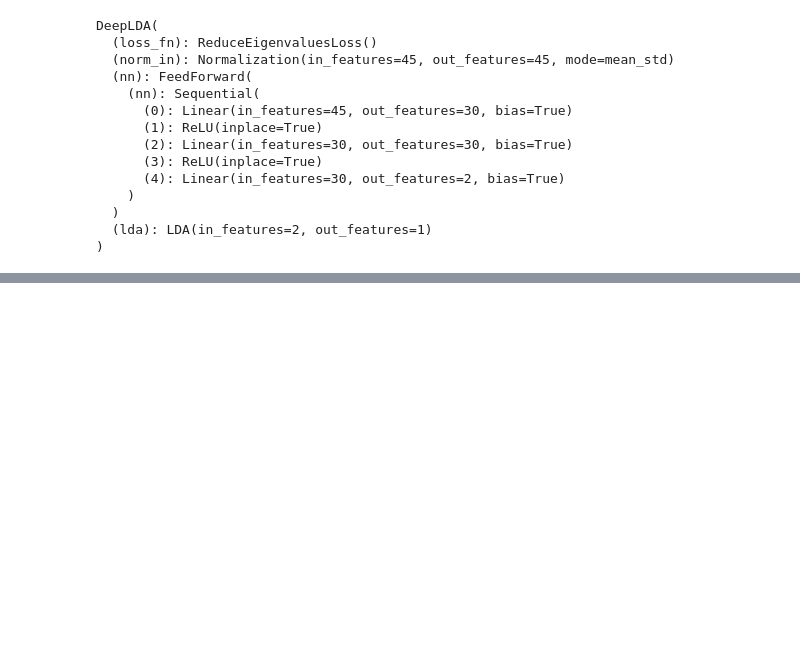
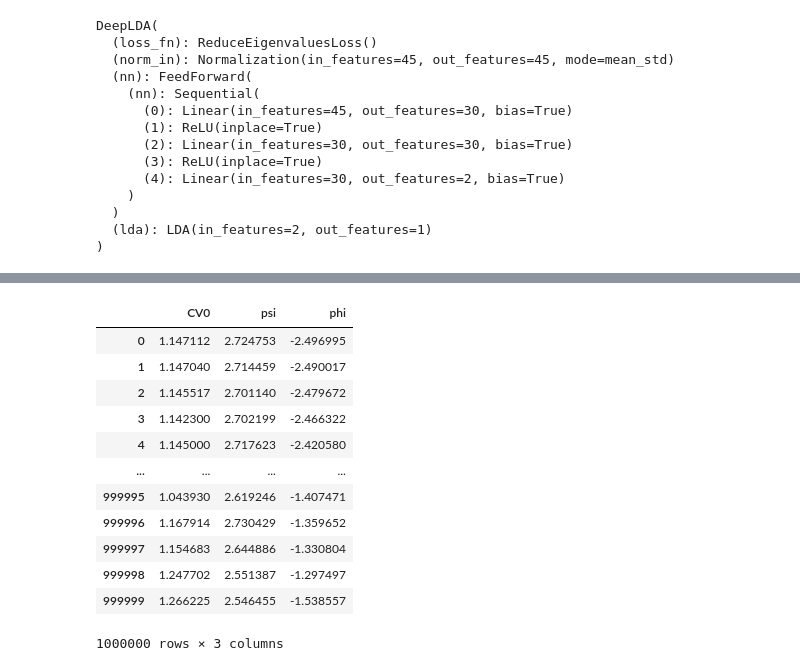
Before and after one commit to seonghyun26/cmd, a Jupyter notebook: model/alanine/deeplda/visualize.ipynb, the cells around one changed output, grey strips where cells are left out. Cells and saved outputs as stored; diff of their text form; code cells hidden in the pictures; blank space fills up the shorter version.

```diff
--- a/model/alanine/deeplda/visualize.ipynb
+++ b/model/alanine/deeplda/visualize.ipynb
@@ -102,0 +138,20 @@ for i,ax in enumerate(axs):
+# %%
+psis = np.load("../../../data/alanine/heavy_atom_distance_psis.npy")
+phis = np.load("../../../data/alanine/heavy_atom_distance_phis.npy")
+new_df['psi'] = psis
+new_df['phi'] = phis
+new_df
+# %% [output]
+|  | CV0 | psi | phi |
+| 0 | 1.147112 | 2.724753 | -2.496995 |
+| 1 | 1.147040 | 2.714459 | -2.490017 |
+| 2 | 1.145517 | 2.701140 | -2.479672 |
+| 3 | 1.142300 | 2.702199 | -2.466322 |
+| 4 | 1.145000 | 2.717623 | -2.420580 |
+| ... | ... | ... | ... |
+| 999995 | 1.043930 | 2.619246 | -1.407471 |
+| 999996 | 1.167914 | 2.730429 | -1.359652 |
+| 999997 | 1.154683 | 2.644886 | -1.330804 |
+| 999998 | 1.247702 | 2.551387 | -1.297497 |
+| 999999 | 1.266225 | 2.546455 | -1.538557 |
+1000000 rows × 3 columns
```
Also changed, not shown: parts of 10 cells of this notebook, 43 other files.
